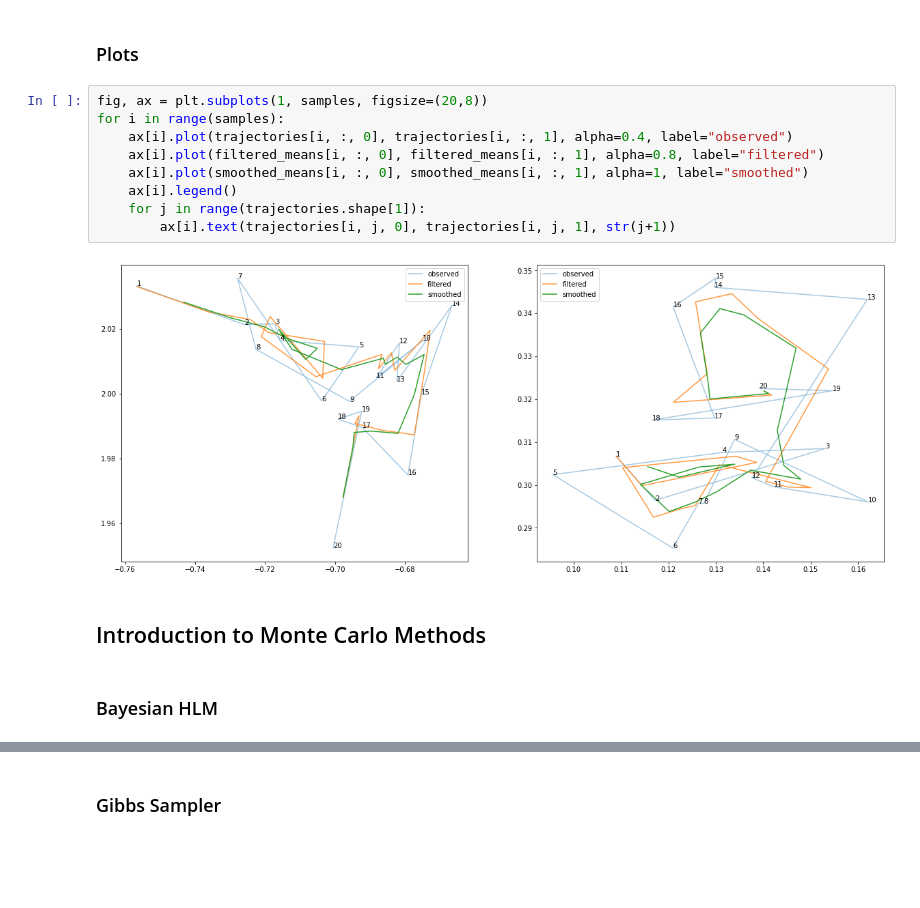
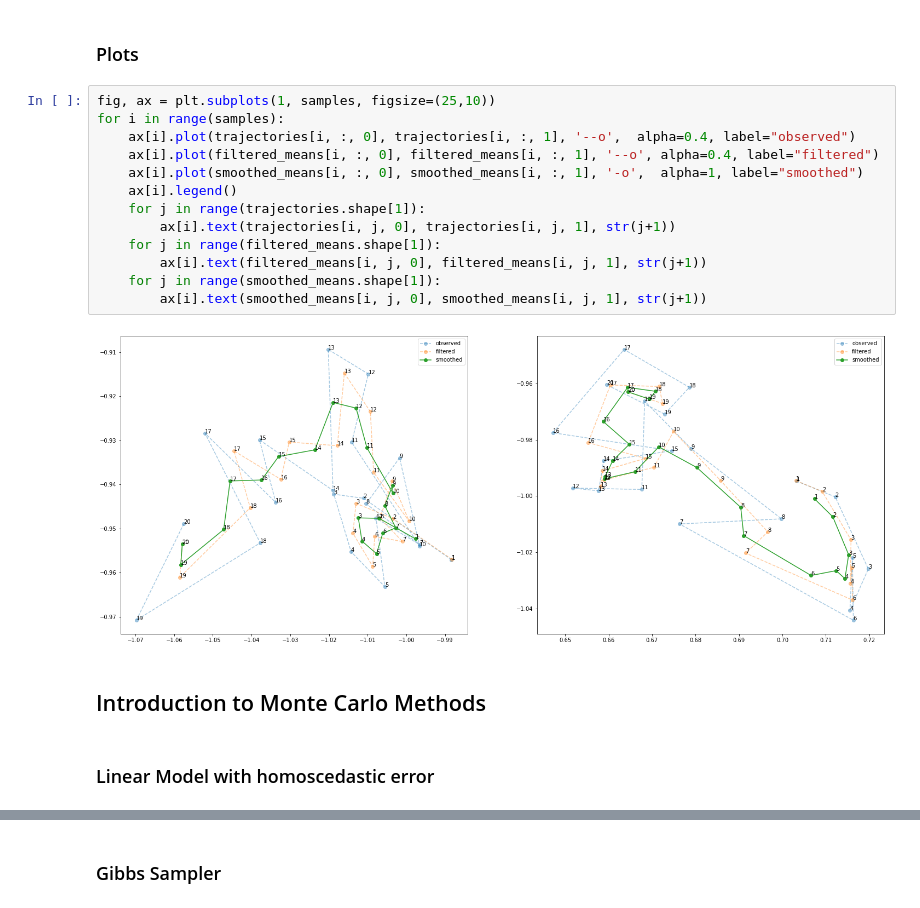
Before and after one commit to kaijennissen/fbprophet, a Jupyter notebook: notebooks/0_Structural_Time_Series.ipynb, the cells around one changed output, grey strips where cells are left out. Drawn from its saved outputs; the diff is of its cells as text; blank space fills up the shorter version.

```diff
--- a/notebooks/0_Structural_Time_Series.ipynb
+++ b/notebooks/0_Structural_Time_Series.ipynb
@@ -95,17 +105,21 @@ smoothed_means, smoothed_covs = model.backward_smoothing_pass(filtered_means, fi
 # %% [markdown]
 ### Plots
 # %%
-fig, ax = plt.subplots(1, samples, figsize=(20,8))
+fig, ax = plt.subplots(1, samples, figsize=(25,10))
 for i in range(samples):
-    ax[i].plot(trajectories[i, :, 0], trajectories[i, :, 1], alpha=0.4, label="observed")
-    ax[i].plot(filtered_means[i, :, 0], filtered_means[i, :, 1], alpha=0.8, label="filtered")
-    ax[i].plot(smoothed_means[i, :, 0], smoothed_means[i, :, 1], alpha=1, label="smoothed")
+    ax[i].plot(trajectories[i, :, 0], trajectories[i, :, 1], '--o',  alpha=0.4, label="observed")
+    ax[i].plot(filtered_means[i, :, 0], filtered_means[i, :, 1], '--o', alpha=0.4, label="filtered")
+    ax[i].plot(smoothed_means[i, :, 0], smoothed_means[i, :, 1], '-o',  alpha=1, label="smoothed")
     ax[i].legend()
     for j in range(trajectories.shape[1]):
         ax[i].text(trajectories[i, j, 0], trajectories[i, j, 1], str(j+1))
+    for j in range(filtered_means.shape[1]):
+        ax[i].text(filtered_means[i, j, 0], filtered_means[i, j, 1], str(j+1))
+    for j in range(smoothed_means.shape[1]):
+        ax[i].text(smoothed_means[i, j, 0], smoothed_means[i, j, 1], str(j+1))
 # %% [output]
-[figure, old version]
+[figure, new version]
 # %% [markdown]
 ## Introduction to Monte Carlo Methods
-# %% [markdown]
-### Bayesian HLM
+# %% [markdown]
+### Linear Model with homoscedastic error
```
Also changed, not shown: parts of 29 cells of this notebook, 4 other files.
